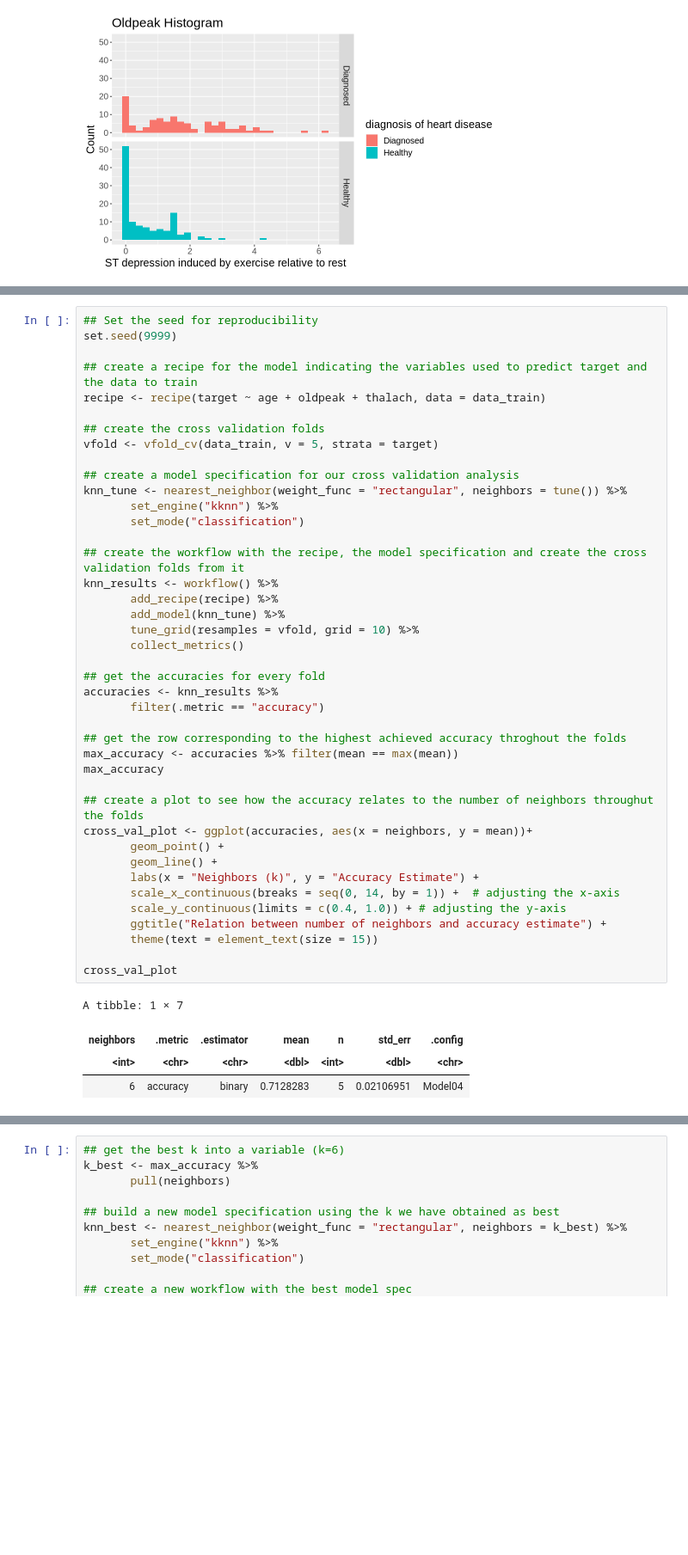
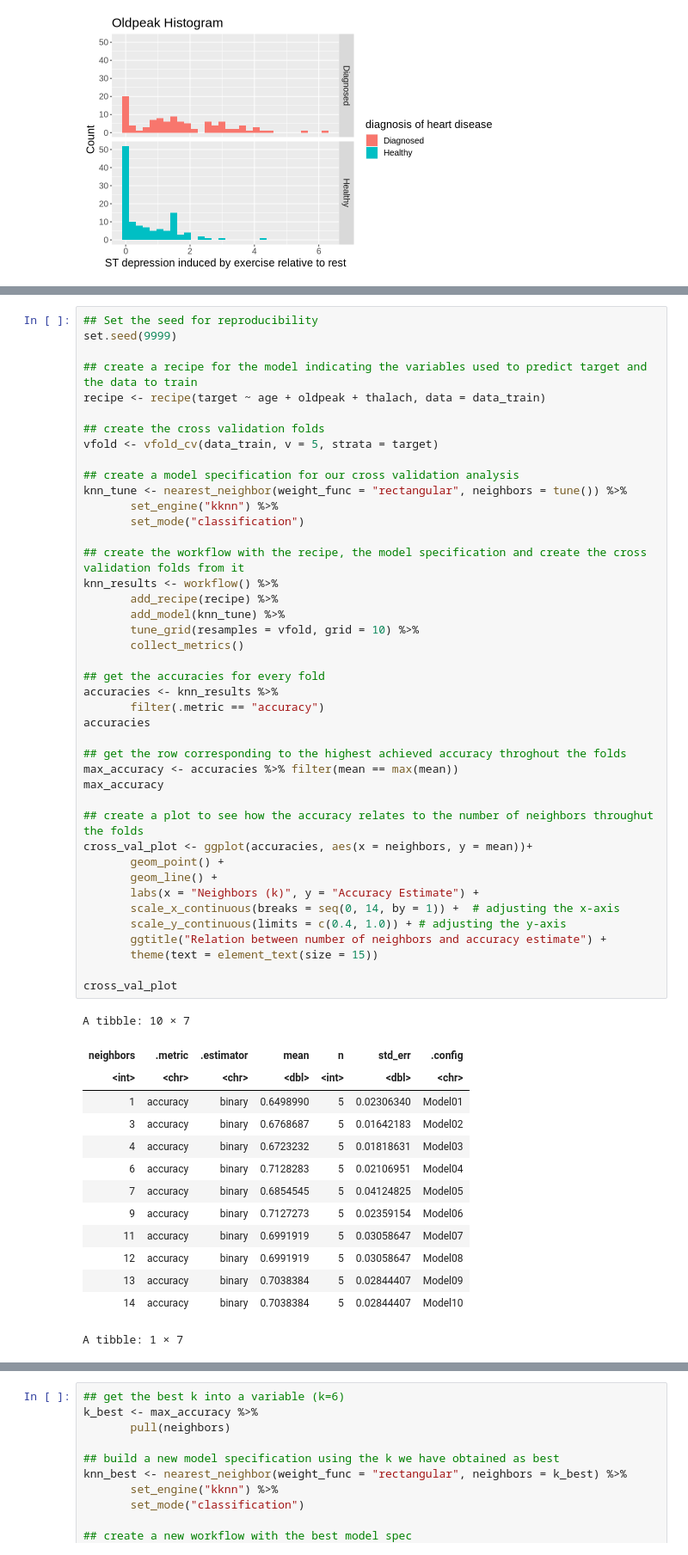
Before and after one commit to karrious/dsci-group-project-8, a Jupyter notebook: final_group_project.ipynb, the cells around one changed output, grey strips where cells are left out. Shown at 86% size. Saved outputs shown, nothing was run; the diff lists cells and outputs as text; blank space fills up the shorter version.

```diff
--- a/final_group_project.ipynb
+++ b/final_group_project.ipynb
@@ -393,32 +372,43 @@ knn_tune <- nearest_neighbor(weight_func = "rectangular", neighbors = tune()) %>
 
 ## create the workflow with the recipe, the model specification and create the cross validation folds from it
 knn_results <- workflow() %>%
        add_recipe(recipe) %>%
        add_model(knn_tune) %>%
        tune_grid(resamples = vfold, grid = 10) %>%
        collect_metrics()
 
 ## get the accuracies for every fold
 accuracies <- knn_results %>%
        filter(.metric == "accuracy")
+accuracies
 
 ## get the row corresponding to the highest achieved accuracy throghout the folds
 max_accuracy <- accuracies %>% filter(mean == max(mean))
 max_accuracy
 
 ## create a plot to see how the accuracy relates to the number of neighbors throughut the folds
 cross_val_plot <- ggplot(accuracies, aes(x = neighbors, y = mean))+
        geom_point() +
        geom_line() +
        labs(x = "Neighbors (k)", y = "Accuracy Estimate") +
        scale_x_continuous(breaks = seq(0, 14, by = 1)) +  # adjusting the x-axis
        scale_y_continuous(limits = c(0.4, 1.0)) + # adjusting the y-axis
        ggtitle("Relation between number of neighbors and accuracy estimate") +
        theme(text = element_text(size = 15))
 
 cross_val_plot
 # %% [output]
-A tibble: 1 × 7
+A tibble: 10 × 7
 | neighbors | .metric | .estimator | mean | n | std_err | .config |
 | <int> | <chr> | <chr> | <dbl> | <int> | <dbl> | <chr> |
+| 1 | accuracy | binary | 0.6498990 | 5 | 0.02306340 | Model01 |
+| 3 | accuracy | binary | 0.6768687 | 5 | 0.01642183 | Model02 |
+| 4 | accuracy | binary | 0.6723232 | 5 | 0.01818631 | Model03 |
 | 6 | accuracy | binary | 0.7128283 | 5 | 0.02106951 | Model04 |
+| 7 | accuracy | binary | 0.6854545 | 5 | 0.04124825 | Model05 |
+| 9 | accuracy | binary | 0.7127273 | 5 | 0.02359154 | Model06 |
+| 11 | accuracy | binary | 0.6991919 | 5 | 0.03058647 | Model07 |
+| 12 | accuracy | binary | 0.6991919 | 5 | 0.03058647 | Model08 |
+| 13 | accuracy | binary | 0.7038384 | 5 | 0.02844407 | Model09 |
+| 14 | accuracy | binary | 0.7038384 | 5 | 0.02844407 | Model10 |
+A tibble: 1 × 7
```
Also changed, not shown: parts of 7 cells of this notebook.
